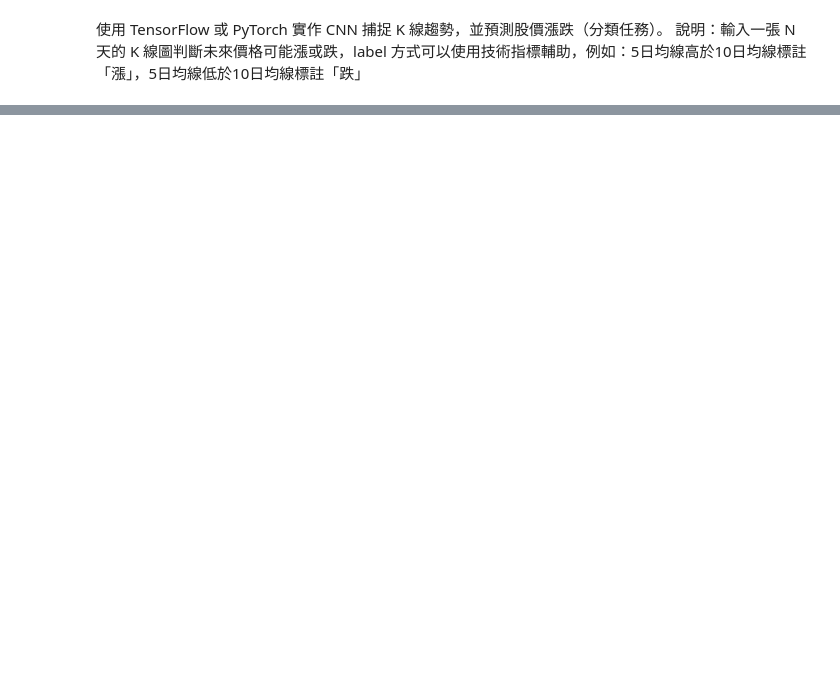
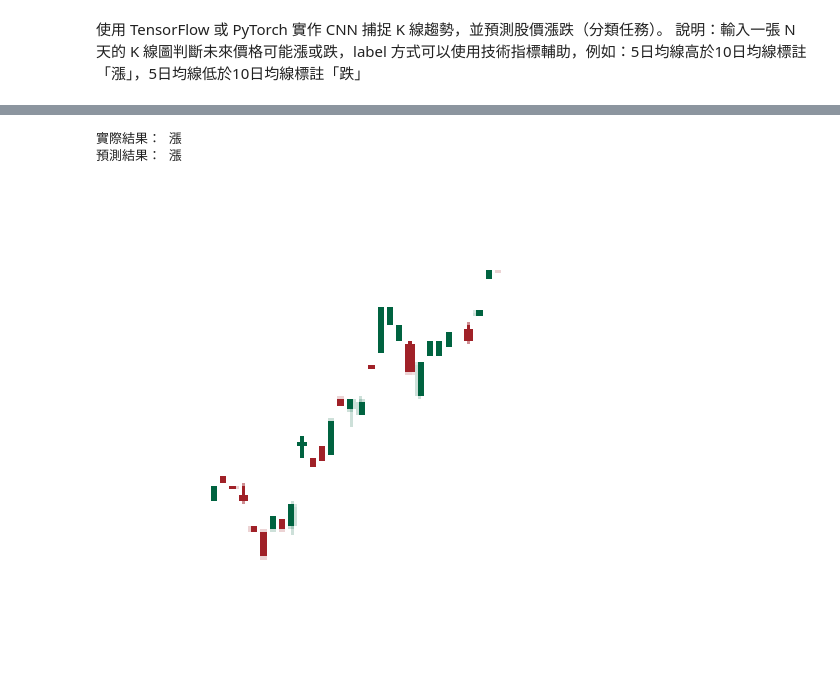
Before and after one commit to Hsuan7/homework, a Jupyter notebook: 金融大數據W7_深度學習ANN、CN.ipynb, the cells around one changed output, grey strips where cells are left out. Saved outputs shown, nothing was run; the diff lists cells and outputs as text; code cells hidden in the pictures; blank space fills up the shorter version.

```diff
--- a/金融大數據W7_深度學習ANN、CN.ipynb
+++ b/金融大數據W7_深度學習ANN、CN.ipynb
@@ -166,0 +385,23 @@ plt.show()
+# %%
+from sklearn.model_selection import train_test_split
+
+# 先從原始資料中切分出測試集 (20%)
+train_df, test_df = train_test_split(labels_df, test_size=0.2, stratify=labels_df['label'], random_state=42)
+
+# 然後再把訓練集劃分成訓練集與驗證集 (80% 訓練，20% 驗證)
+train_df, val_df = train_test_split(train_df, test_size=0.2, stratify=train_df['label'], random_state=42)
+# %%
+from tensorflow.keras.preprocessing.image import ImageDataGenerator
+
+# K線圖位置路徑
+image_dir = 'k_line_images/'
+
+# 建立資料集生成器
+datagen = ImageDataGenerator(
+    rescale=1./255,
+    rotation_range=10,     # 隨機選轉
+    width_shift_range=0.1,  # 水平平移
+    height_shift_range=0.1, # 垂直平移
+    zoom_range=0.1,         # 隨機縮放
+    horizontal_flip=True,   # 水平翻轉
+    validation_split=0.2)   # 20% 當驗證集
@@ -166,0 +512,8 @@ plt.show()
+# %%
+# 模型訓練
+hist = model.fit(
+    train_generator,  # 訓練集生成器
+    validation_data=validation_generator,  # 驗證集生成器
+    epochs=30,  # 訓練週期
+    callbacks=[reduce_lr]  # 使用動態調整學習率的回调函數
+    )
@@ -166,0 +546,5 @@ plt.show()
+# %%
+# 獲取一批測試集圖片
+test_images, test_labels = next(test_generator)
+# 預測測試集
+predictions = model.predict(test_images)
@@ -166,0 +553,12 @@ plt.show()
+# %%
+print('實際結果：', '漲' if test_labels[0] == 1 else '跌') # 實際邊謙 0 為跌 1 為漲
+print('預測結果：', '漲' if predictions[0] > 0.5 else '跌') # Sigmoid 0.5 為閾值
+
+plt.figure(figsize=(15, 6))
+plt.imshow(test_images[0])
+plt.axis('off')
+plt.show()
+# %% [output]
+實際結果： 漲
+預測結果： 漲
+[figure, added]
```
Also changed, not shown: parts of 16 cells of this notebook.
